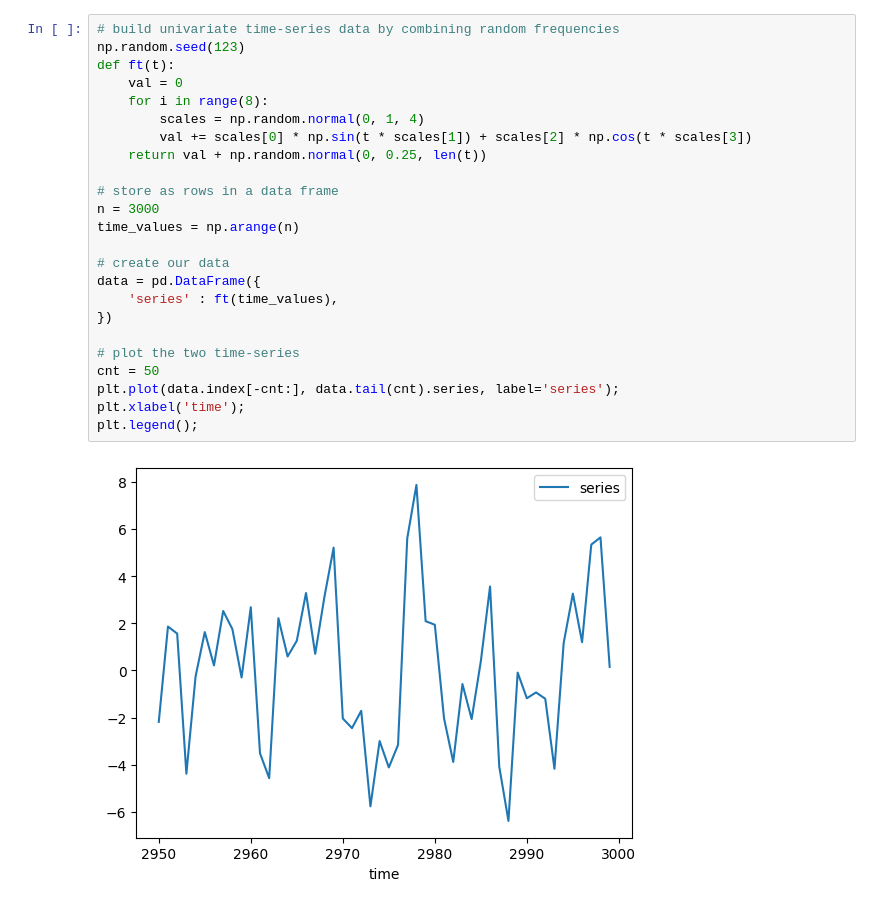
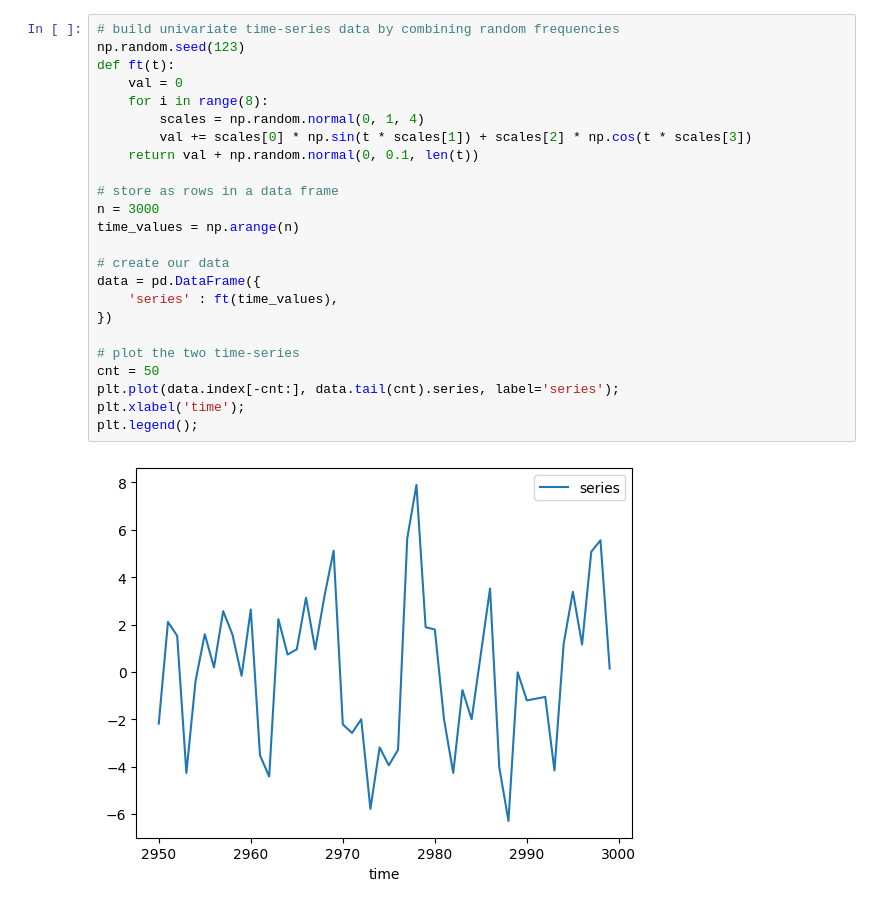
Before and after one commit to touzov1012/quik-ai, a Jupyter notebook: samples/simple_time_series/simple_time_series.ipynb, the cells around one changed output. Cells and saved outputs as stored; diff of their text form.

```diff
--- a/samples/simple_time_series/simple_time_series.ipynb
+++ b/samples/simple_time_series/simple_time_series.ipynb
@@ -11,29 +11,29 @@ Quik-AI Version: 1.0.0
 # %%
 # build univariate time-series data by combining random frequencies
 np.random.seed(123)
 def ft(t):
     val = 0
     for i in range(8):
         scales = np.random.normal(0, 1, 4)
         val += scales[0] * np.sin(t * scales[1]) + scales[2] * np.cos(t * scales[3])
-    return val + np.random.normal(0, 0.25, len(t))
+    return val + np.random.normal(0, 0.1, len(t))
 
 # store as rows in a data frame
 n = 3000
 time_values = np.arange(n)
 
 # create our data
 data = pd.DataFrame({
     'series' : ft(time_values),
 })
 
 # plot the two time-series
 cnt = 50
 plt.plot(data.index[-cnt:], data.tail(cnt).series, label='series');
 plt.xlabel('time');
 plt.legend();
 # %% [output]
-[figure, old version]
+[figure, new version]
 # %%
 # split the data
 training_data, validation_data, test_data = qa.train_val_test_split(data)
```
Also changed, not shown: parts of 5 cells of this notebook, 4 other files.
